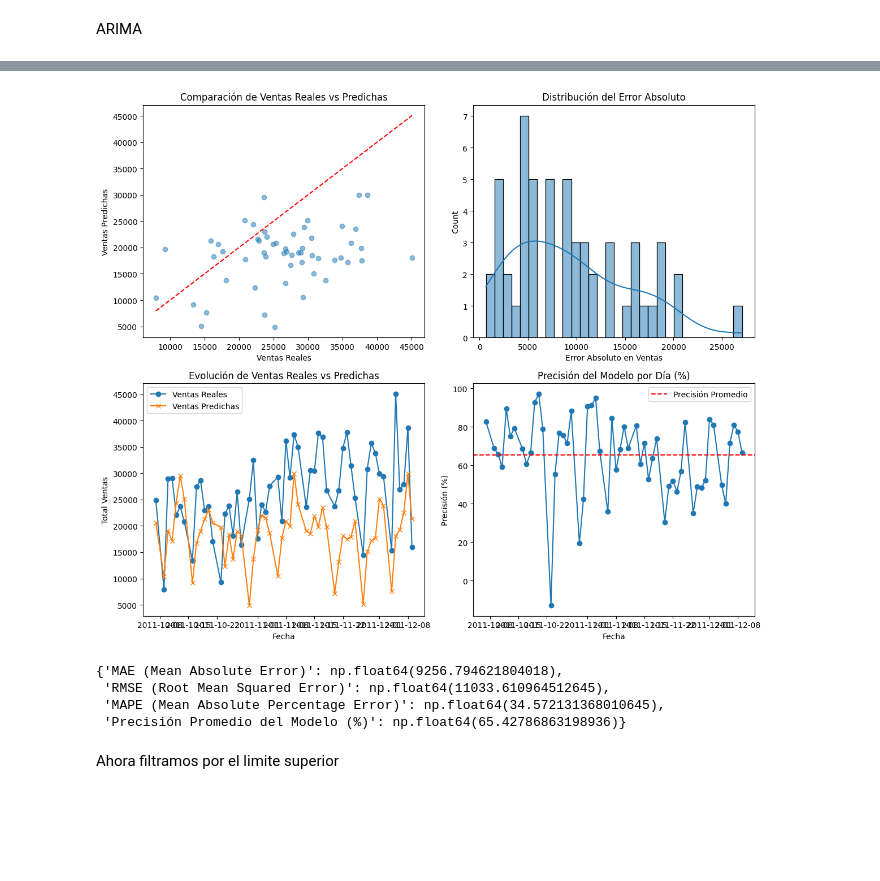
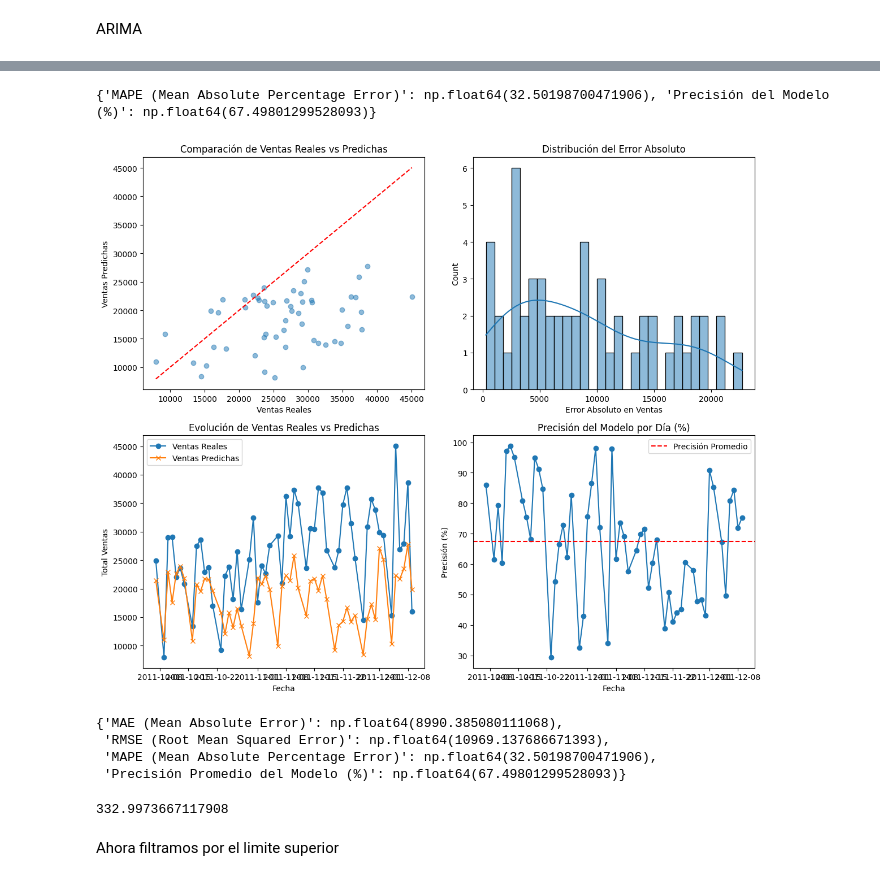
Before and after one commit to Thepelican18/Master_AI_group_activity_1, a Jupyter notebook: model_testing.ipynb, the cells around one changed output, grey strips where cells are left out. Cells and saved outputs as stored; diff of their text form; code cells hidden in the pictures; blank space fills up the shorter version.

Commit message:
added model arima(bad results)

```diff
--- a/model_testing.ipynb
+++ b/model_testing.ipynb
@@ -91,0 +87,20 @@ print(metricas)
+# %%
+import statsmodels.api as sm
+df_arima = df.to_pandas()
+
+df_arima["InvoiceDate"] = pd.to_datetime(df_arima["InvoiceDate"])
+df_arima = df_arima.sort_values("InvoiceDate")
+df_arima.set_index("InvoiceDate", inplace=True)
+serie_ventas = df_arima["TotalSales"]
+
+
+train_size = int(len(serie_ventas) * 0.8)
+train, test = serie_ventas[:train_size], serie_ventas[train_size:]
+
+
+p, d, q = 5, 1, 2
+model= sm.tsa.ARIMA(train, order=(p, d, q))
+model_fitted = model.fit()
+
+y_pred = model_fitted.forecast(steps=len(test))
+y_pred =  y_pred.to_numpy()
@@ -92,7 +123,25 @@ print(metricas)
 # %%
 import matplotlib.pyplot as plt
 import seaborn as sns
+import numpy as np
 
+def mean_absolute_percentage_error(y_true, y_pred):
+    y_true, y_pred = np.array(y_true), np.array(y_pred)
+    mask = (y_true != 0) & (~np.isnan(y_true)) & (~np.isnan(y_pred))  # Evita errores
+    return np.mean(np.abs((y_true[mask] - y_pred[mask]) / y_true[mask])) * 100
+
+
+
+mape = mean_absolute_percentage_error(y_test, y_pred)
+accuracy = 100 - mape
+
+
+metricas = {
+    "MAPE (Mean Absolute Percentage Error)": mape,
+    "Precisión del Modelo (%)": accuracy
+}
+
+print(metricas)
 
 df_results = pd.DataFrame({
     "Fecha": test_df["InvoiceDate"],
@@ -126,39 +175,45 @@ ax[0, 1].set_xlabel("Error Absoluto en Ventas")
 
 
 df_results = df_results.sort_values("Fecha")
 ax[1, 0].plot(df_results["Fecha"], df_results["Ventas Reales"], label="Ventas Reales", marker='o')
 ax[1, 0].plot(df_results["Fecha"], df_results["Ventas Predichas"], label="Ventas Predichas", marker='x')
 ax[1, 0].set_title("Evolución de Ventas Reales vs Predichas")
 ax[1, 0].set_xlabel("Fecha")
 ax[1, 0].set_ylabel("Total Ventas")
 ax[1, 0].legend()
 
 
-ax[1, 1].plot(df_results["Fecha"], 100 - df_results["Error Relativo (%)"], marker='o', linestyle='-')
+df_results["Precisión (%)"] = np.clip(100 - df_results["Error Relativo (%)"], 0, 100)
+ax[1, 1].plot(df_results["Fecha"], df_results["Precisión (%)"], marker='o', linestyle='-')
 ax[1, 1].set_title("Precisión del Modelo por Día (%)")
 ax[1, 1].set_xlabel("Fecha")
 ax[1, 1].set_ylabel("Precisión (%)")
 ax[1, 1].axhline(y=accuracy, color='red', linestyle='--', label="Precisión Promedio")
 ax[1, 1].legend()
 
 plt.tight_layout()
 plt.show()
 
 
 metricas = {
     "MAE (Mean Absolute Error)": mae,
     "RMSE (Root Mean Squared Error)": rmse,
     "MAPE (Mean Absolute Percentage Error)": mape,
     "Precisión Promedio del Modelo (%)": accuracy
 }
 
 metricas
 # %% [output]
+{'MAPE (Mean Absolute Percentage Error)': np.float64(32.50198700471906), 'Precisión del Modelo (%)': np.float64(67.49801299528093)}
-[figure, old version]
+[figure, new version]
-{'MAE (Mean Absolute Error)': np.float64(9256.794621804018),
- 'RMSE (Root Mean Squared Error)': np.float64(11033.610964512645),
- 'MAPE (Mean Absolute Percentage Error)': np.float64(34.572131368010645),
- 'Precisión Promedio del Modelo (%)': np.float64(65.42786863198936)}
+{'MAE (Mean Absolute Error)': np.float64(8990.385080111068),
+ 'RMSE (Root Mean Squared Error)': np.float64(10969.137686671393),
+ 'MAPE (Mean Absolute Percentage Error)': np.float64(32.50198700471906),
+ 'Precisión Promedio del Modelo (%)': np.float64(67.49801299528093)}
+# %%
+print(np.std(y_pred))
+# %% [output]
+332.9973667117908
 # %% [markdown]
 Ahora filtramos por el limite superior
 # %%
```
Also changed, not shown: parts of 3 cells of this notebook.
